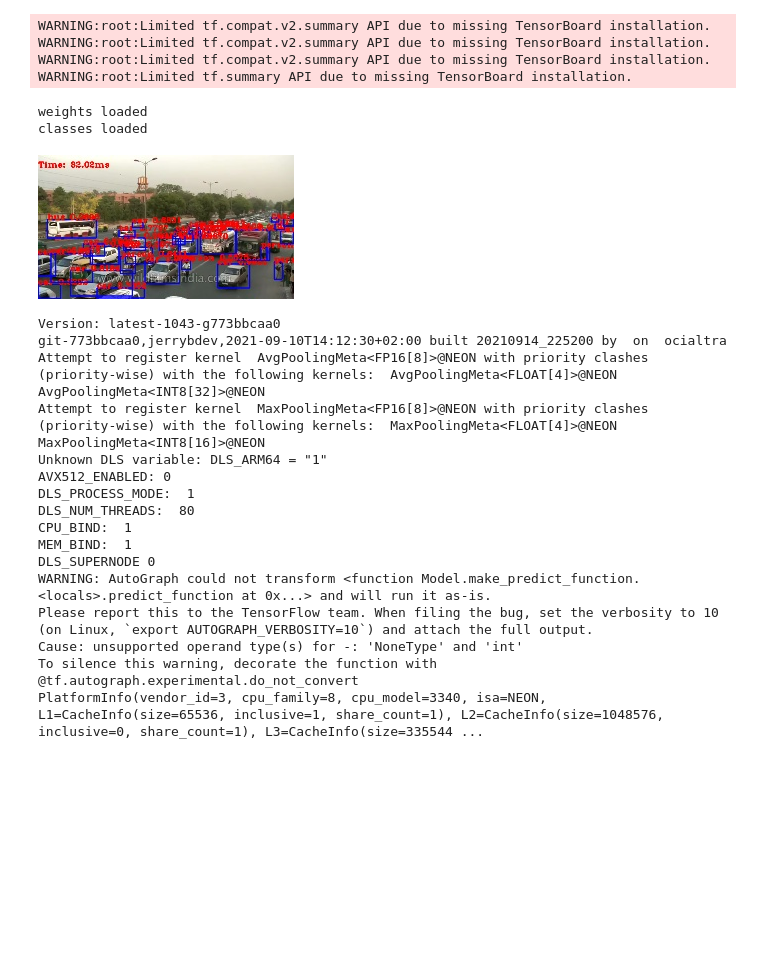
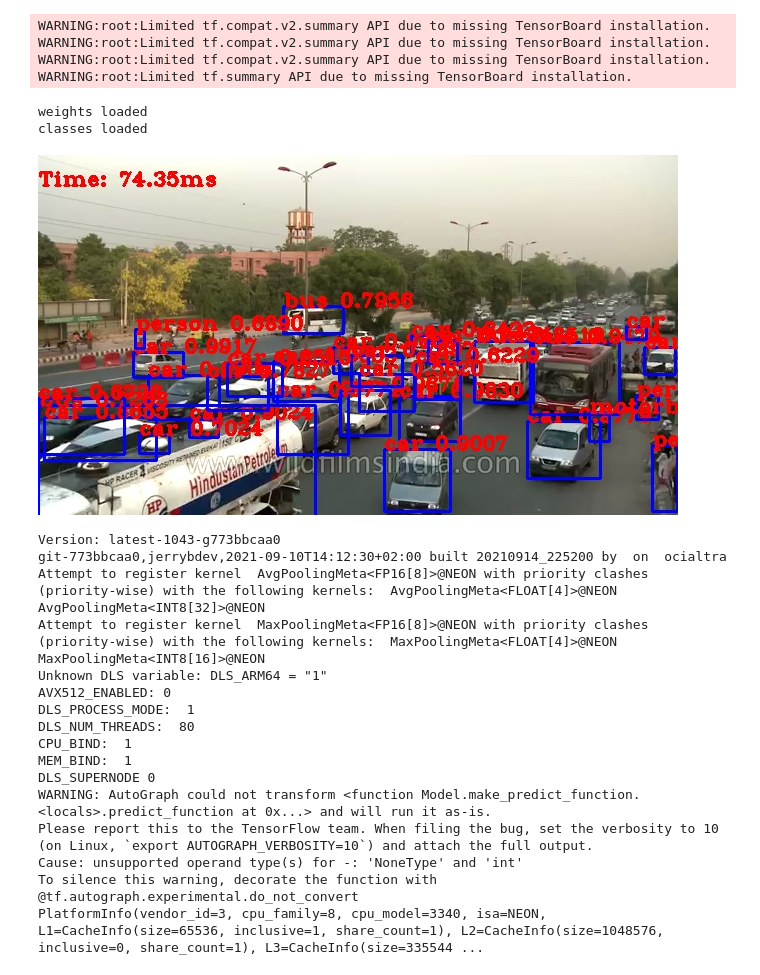
Before and after one commit to AmpereComputingAI/mldemos, a Jupyter notebook: yolov3_tf2/detect_video_altra.ipynb, the cells around one changed output. Cells and saved outputs as stored; diff of their text form; code cells hidden in the pictures; blank space fills up the shorter version.

```diff
--- a/yolov3_tf2/detect_video_altra.ipynb
+++ b/yolov3_tf2/detect_video_altra.ipynb
@@ -61,35 +61,35 @@ def main(argvs):
 
             t1 = time.time()
             boxes, scores, classes, nums = yolo.predict(img_in)
             t2 = time.time()
             times.append(t2-t1)
             times = times[-20:]
 
             img = draw_outputs(img, (boxes, scores, classes, nums), class_names)
             latency = sum(times)/len(times) * 1000
             img = cv2.putText(img, "Time: {:.2f}ms".format(latency), (0, 30),
                    cv2.FONT_HERSHEY_COMPLEX_SMALL, 1, (0, 0, 255), 2)
-            scale = 0.4
+            scale = 1.0
             width = int(img.shape[1] * scale)
             height = int(img.shape[0] * scale)
             img = cv2.resize(img, (width, height))
             _, img = cv2.imencode('.jpeg', img)
             display_handle.update(Image(data=img.tobytes()))
     except KeyboardInterrupt:
         pass
     finally:
         vid.release()
         display_handle.update(None)
 
 app.run(main)
 # %% [output]
 WARNING:root:Limited tf.compat.v2.summary API due to missing TensorBoard installation.
 WARNING:root:Limited tf.compat.v2.summary API due to missing TensorBoard installation.
 WARNING:root:Limited tf.compat.v2.summary API due to missing TensorBoard installation.
 WARNING:root:Limited tf.summary API due to missing TensorBoard installation.
 weights loaded
 classes loaded
-[figure, old version]
+[figure, new version]
 Version: latest-1043-g773bbcaa0
 git-773bbcaa0,jerrybdev,2021-09-10T14:12:30+02:00 built 20210914_225200 by  on  ocialtra
 Attempt to register kernel  AvgPoolingMeta<FP16[8]>@NEON with priority clashes (priority-wise) with the following kernels:  AvgPoolingMeta<FLOAT[4]>@NEON AvgPoolingMeta<INT8[32]>@NEON
```
